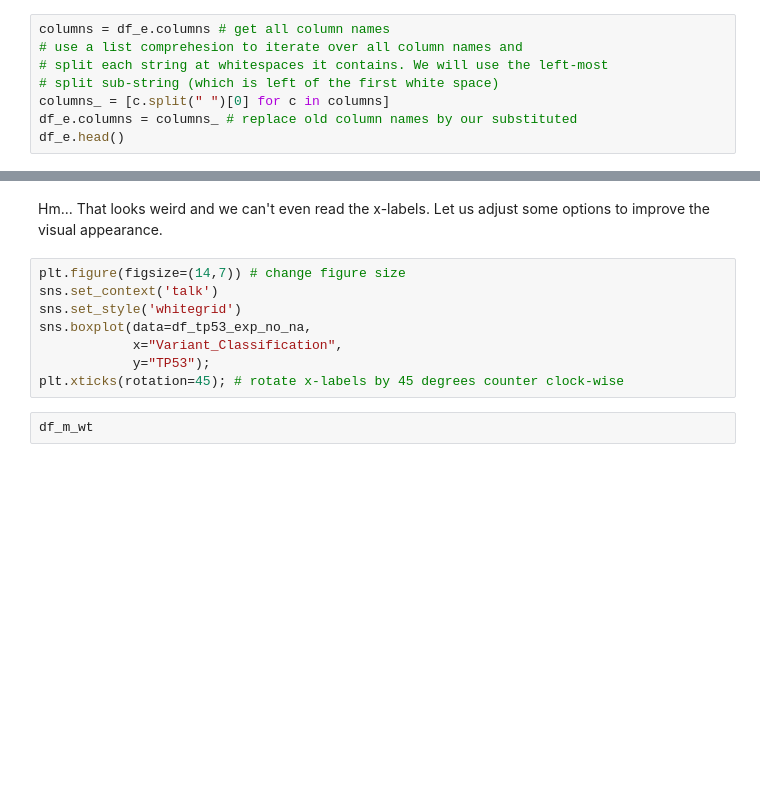
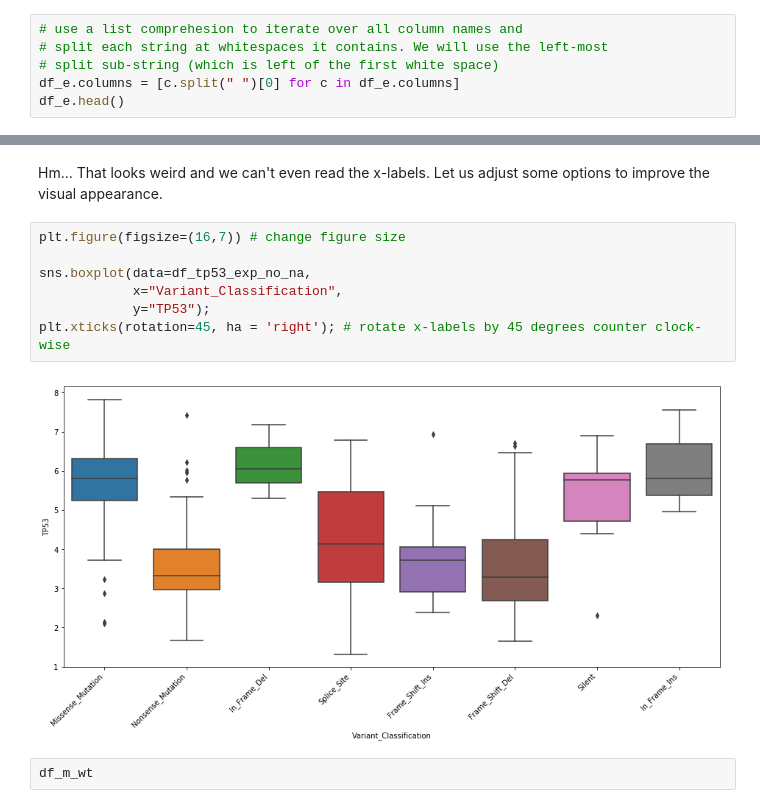
Before and after one commit to andreassteffen/python_WS_2019, a Jupyter notebook: notebooks/python workshop 2019.ipynb, the cells around one changed output, grey strips where cells are left out. Drawn from its saved outputs; the diff is of its cells as text; blank space fills up the shorter version.

```diff
--- a/notebooks/python workshop 2019.ipynb
+++ b/notebooks/python workshop 2019.ipynb
@@ -409,8 +743,6 @@ As an example we want to do the following subsitution:
 # %%
-columns = df_e.columns # get all column names
 # use a list comprehesion to iterate over all column names and
 # split each string at whitespaces it contains. We will use the left-most
 # split sub-string (which is left of the first white space)
-columns_ = [c.split(" ")[0] for c in columns]
-df_e.columns = columns_ # replace old column names by our substituted
+df_e.columns = [c.split(" ")[0] for c in df_e.columns]
 df_e.head()
@@ -505,13 +1020,14 @@ sns.boxplot(data=df_tp53_exp_no_na,
 # %% [markdown]
 Hm... That looks weird and we can't even read the x-labels. Let us adjust some options to improve the visual appearance.
 # %%
-plt.figure(figsize=(14,7)) # change figure size
-sns.set_context('talk')
-sns.set_style('whitegrid')
+plt.figure(figsize=(16,7)) # change figure size
+
 sns.boxplot(data=df_tp53_exp_no_na,
             x="Variant_Classification",
             y="TP53");
-plt.xticks(rotation=45); # rotate x-labels by 45 degrees counter clock-wise
+plt.xticks(rotation=45, ha = 'right'); # rotate x-labels by 45 degrees counter clock-wise
+# %% [output]
+[figure, added]
 # %%
 df_m_wt
 # %%
```
Also changed, not shown: parts of 117 cells of this notebook, 2 other files.
